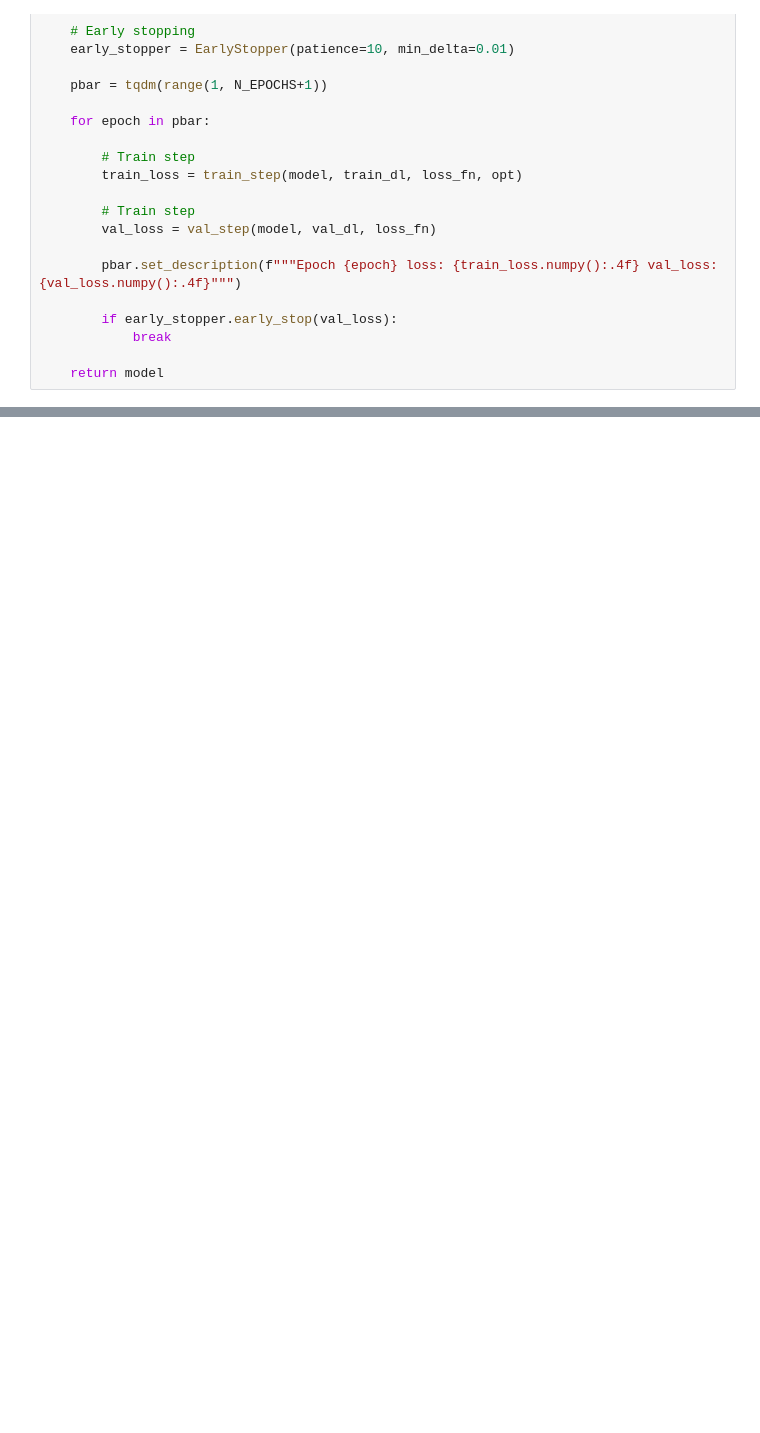
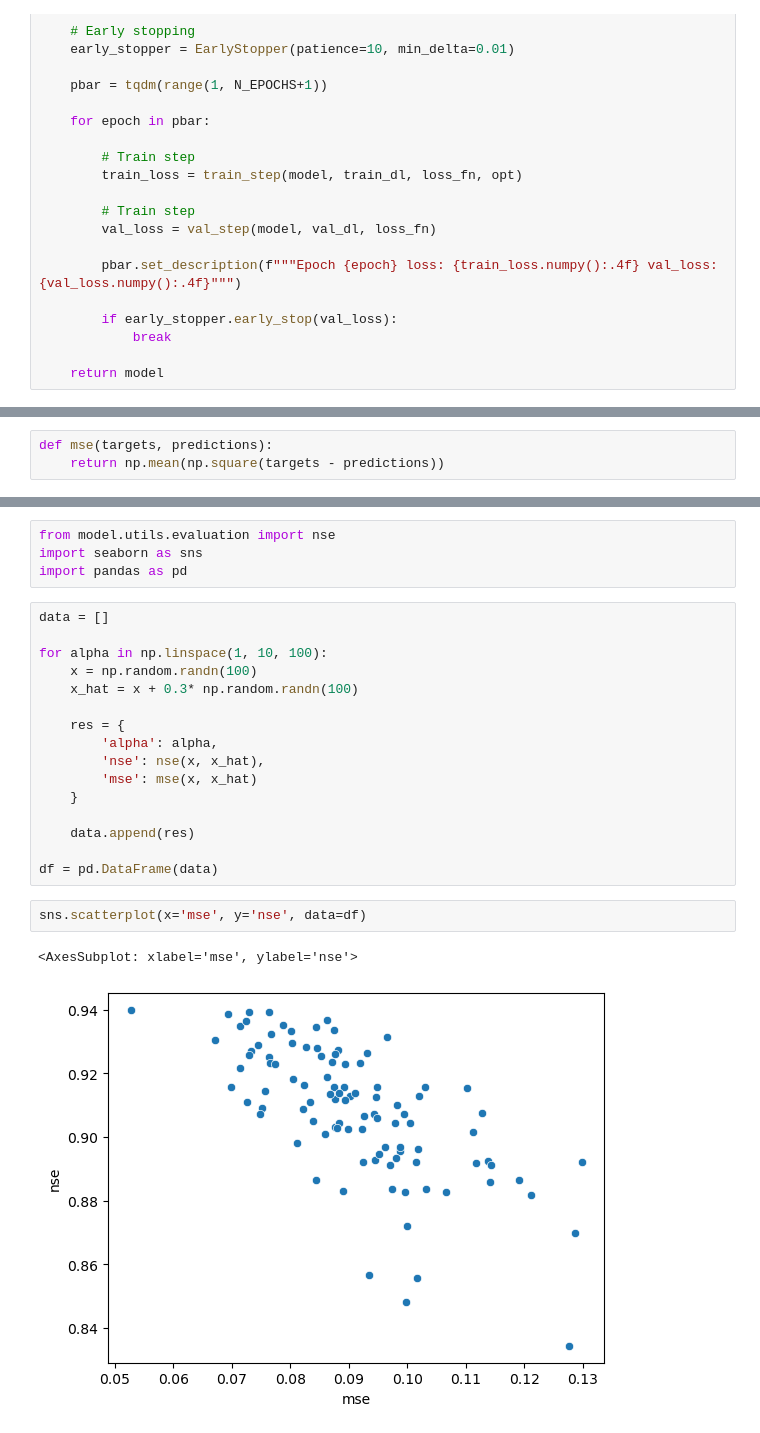
Before and after one commit to arpit-kapoor/hybrid-gr4j, a Jupyter notebook: notebooks/modelling/hygr4j_rnn_hyperopt.ipynb, the cells around one changed output, grey strips where cells are left out. Saved outputs shown, nothing was run; the diff lists cells and outputs as text; blank space fills up the shorter version.

```diff
--- a/notebooks/modelling/hygr4j_rnn_hyperopt.ipynb
+++ b/notebooks/modelling/hygr4j_rnn_hyperopt.ipynb
@@ -319,0 +303,3 @@ evaluate_preds(model, test_ds, batch_size=BATCH_SIZE)
+# %%
+def mse(targets, predictions):
+    return np.mean(np.square(targets - predictions))
@@ -319,0 +330,25 @@ evaluate_preds(model, test_ds, batch_size=BATCH_SIZE)
+# %%
+from model.utils.evaluation import nse
+import seaborn as sns
+import pandas as pd
+# %%
+data = []
+
+for alpha in np.linspace(1, 10, 100):
+    x = np.random.randn(100)
+    x_hat = x + 0.3* np.random.randn(100)
+
+    res = {
+        'alpha': alpha,
+        'nse': nse(x, x_hat),
+        'mse': mse(x, x_hat)
+    }
+
+    data.append(res)
+
+df = pd.DataFrame(data)
+# %%
+sns.scatterplot(x='mse', y='nse', data=df)
+# %% [output]
+<AxesSubplot: xlabel='mse', ylabel='nse'>
+[figure, added]
```
Also changed, not shown: parts of 15 cells of this notebook, 3 other files.
